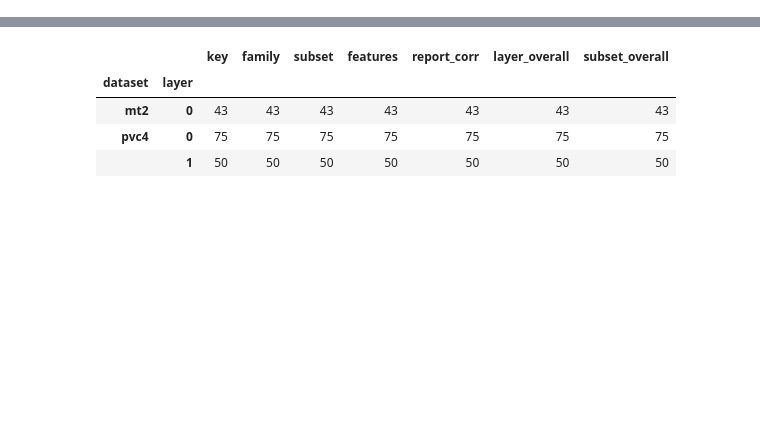
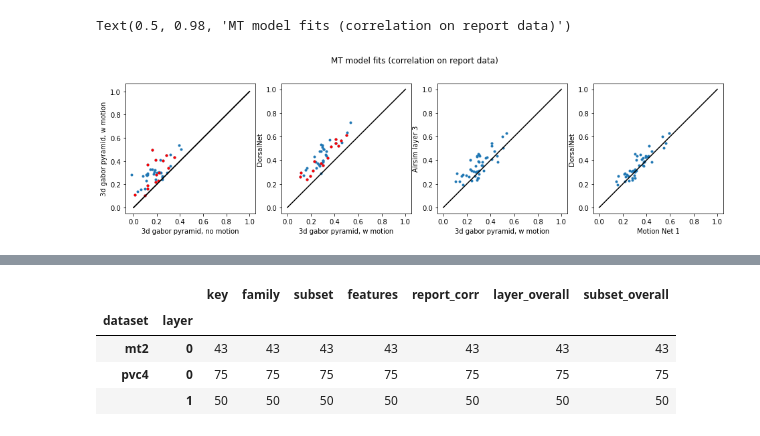
Before and after one commit to patrickmineault/your-head-is-there-to-move-you-around, a Jupyter notebook: scripts/Compare results_physiology.ipynb, the cells around one changed output, grey strips where cells are left out. Cells and saved outputs as stored; diff of their text form; code cells hidden in the pictures; blank space fills up the shorter version.

```diff
--- a/scripts/Compare results_physiology.ipynb
+++ b/scripts/Compare results_physiology.ipynb
@@ -187,0 +190,43 @@ plt.plot([0, 1], [0, 1], 'k-')
+# %%
+df['feature_layer'] = df['features'] + '_' + df['layer'].astype(str)
+df_ = df.query('dataset == "mt2"').pivot_table('report_corr', 'subset', 'feature_layer')
+
+plt.figure(figsize=(16, 4))
+plt.subplot(141)
+plt.plot(df_.gaborpyramid3d_motionless_0, df_.gaborpyramid3d_0, '.')
+plt.plot([0, 1], [0, 1], 'k-')
+plt.plot(df_.gaborpyramid3d_motionless_0[::3], df_.gaborpyramid3d_0[::3], 'r.')
+plt.plot([0, 1], [0, 1], 'k-')
+
+plt.xlabel('3d gabor pyramid, no motion')
+plt.ylabel('3d gabor pyramid, w motion')
+plt.axis('square')
+
+plt.subplot(142)
+plt.plot(df_.gaborpyramid3d_0, df_.dorsalnet_5, '.')
+plt.plot([0, 1], [0, 1], 'k-')
+plt.plot(df_.gaborpyramid3d_0[::3], df_.dorsalnet_5[::3], 'r.')
+plt.xlabel('3d gabor pyramid, w motion')
+plt.ylabel('DorsalNet')
+plt.axis('square')
+
+plt.subplot(143)
+plt.plot(df_.gaborpyramid3d_0, df_.airsim_02_3, '.')
+plt.plot([0, 1], [0, 1], 'k-')
+#plt.plot(df_.gaborpyramid3d_0[::3], df_.dorsalnet_5[::3], 'r.')
+plt.xlabel('3d gabor pyramid, w motion')
+plt.ylabel('Airsim layer 3')
+plt.axis('square')
+
+plt.subplot(144)
+plt.plot(df_.MotionNet_1, df_.airsim_02_3, '.')
+plt.plot([0, 1], [0, 1], 'k-')
+#plt.plot(df_.gaborpyramid3d_0[::3], df_.dorsalnet_5[::3], 'r.')
+plt.xlabel('Motion Net 1')
+plt.ylabel('DorsalNet')
+plt.axis('square')
+
+plt.suptitle('MT model fits (correlation on report data)')
+# %% [output]
+Text(0.5, 0.98, 'MT model fits (correlation on report data)')
+[figure, added]
```
Also changed, not shown: parts of 9 cells of this notebook, 4 other files.
